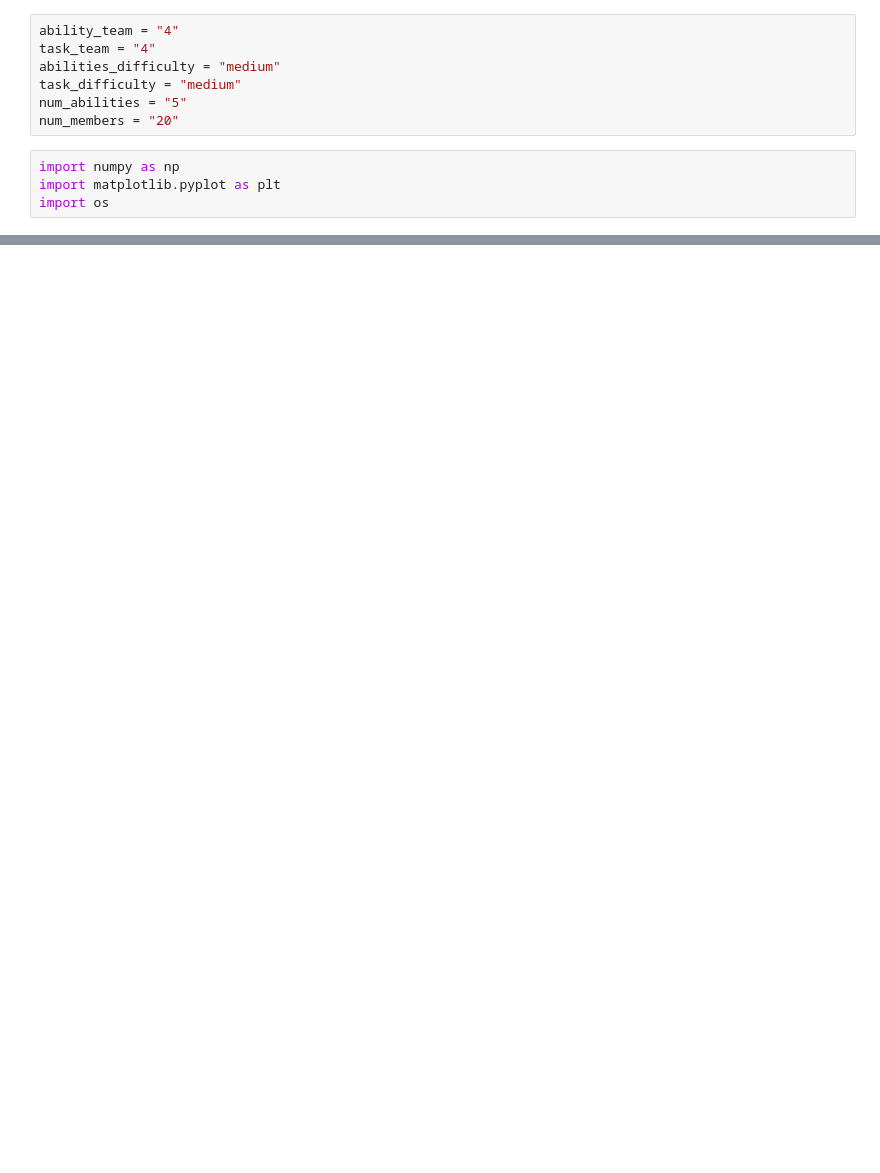
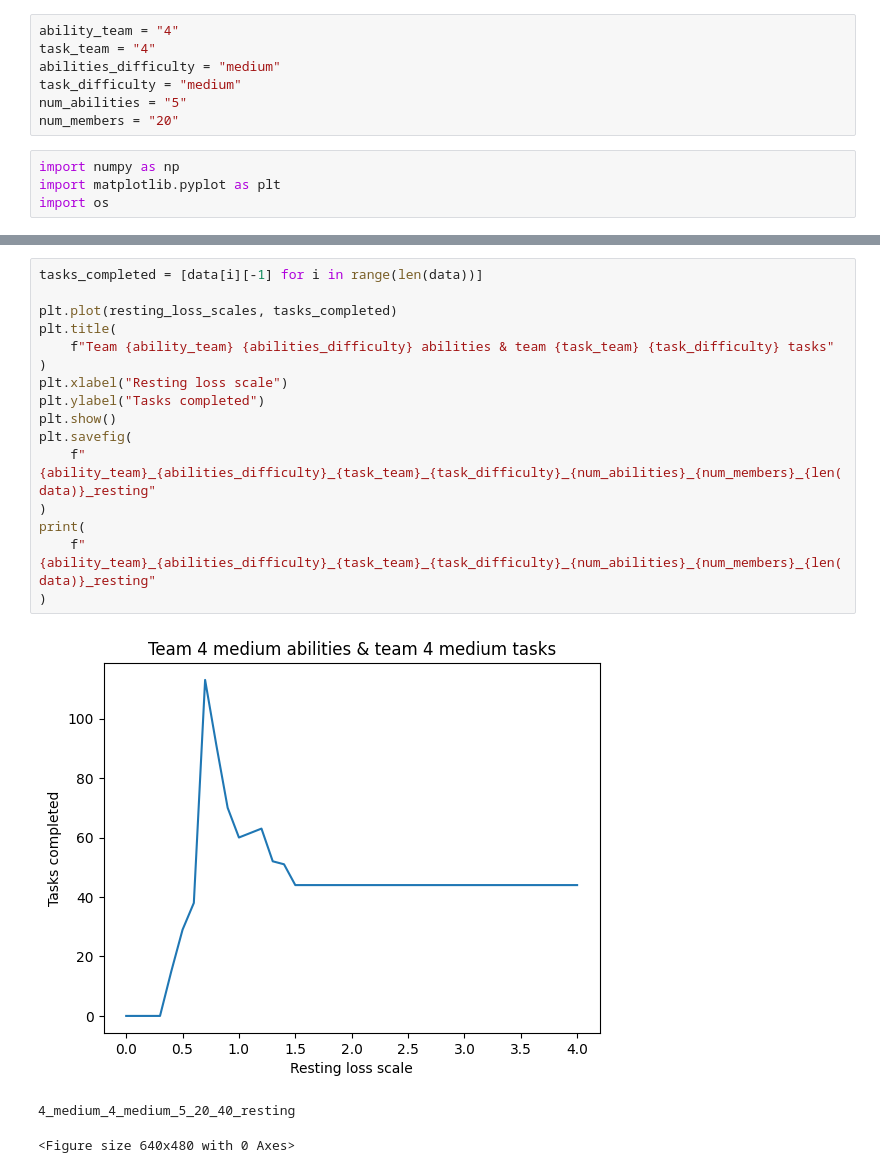
Before and after one commit to raavi02/Community, a Jupyter notebook: teams/team_6/simulation.ipynb, the cells around one changed output, grey strips where cells are left out. Cells and saved outputs as stored; diff of their text form; blank space fills up the shorter version.

```diff
--- a/teams/team_6/simulation.ipynb
+++ b/teams/team_6/simulation.ipynb
@@ -52,0 +76,20 @@ print(f"{ability_team}_{abilities_difficulty}_{task_team}_{task_difficulty}_{num
+# %%
+tasks_completed = [data[i][-1] for i in range(len(data))]
+
+plt.plot(resting_loss_scales, tasks_completed)
+plt.title(
+    f"Team {ability_team} {abilities_difficulty} abilities & team {task_team} {task_difficulty} tasks"
+)
+plt.xlabel("Resting loss scale")
+plt.ylabel("Tasks completed")
+plt.show()
+plt.savefig(
+    f"{ability_team}_{abilities_difficulty}_{task_team}_{task_difficulty}_{num_abilities}_{num_members}_{len(data)}_resting"
+)
+print(
+    f"{ability_team}_{abilities_difficulty}_{task_team}_{task_difficulty}_{num_abilities}_{num_members}_{len(data)}_resting"
+)
+# %% [output]
+[figure, added]
+4_medium_4_medium_5_20_40_resting
+<Figure size 640x480 with 0 Axes>
```
Also changed, not shown: parts of 3 cells of this notebook, 2 other files.
